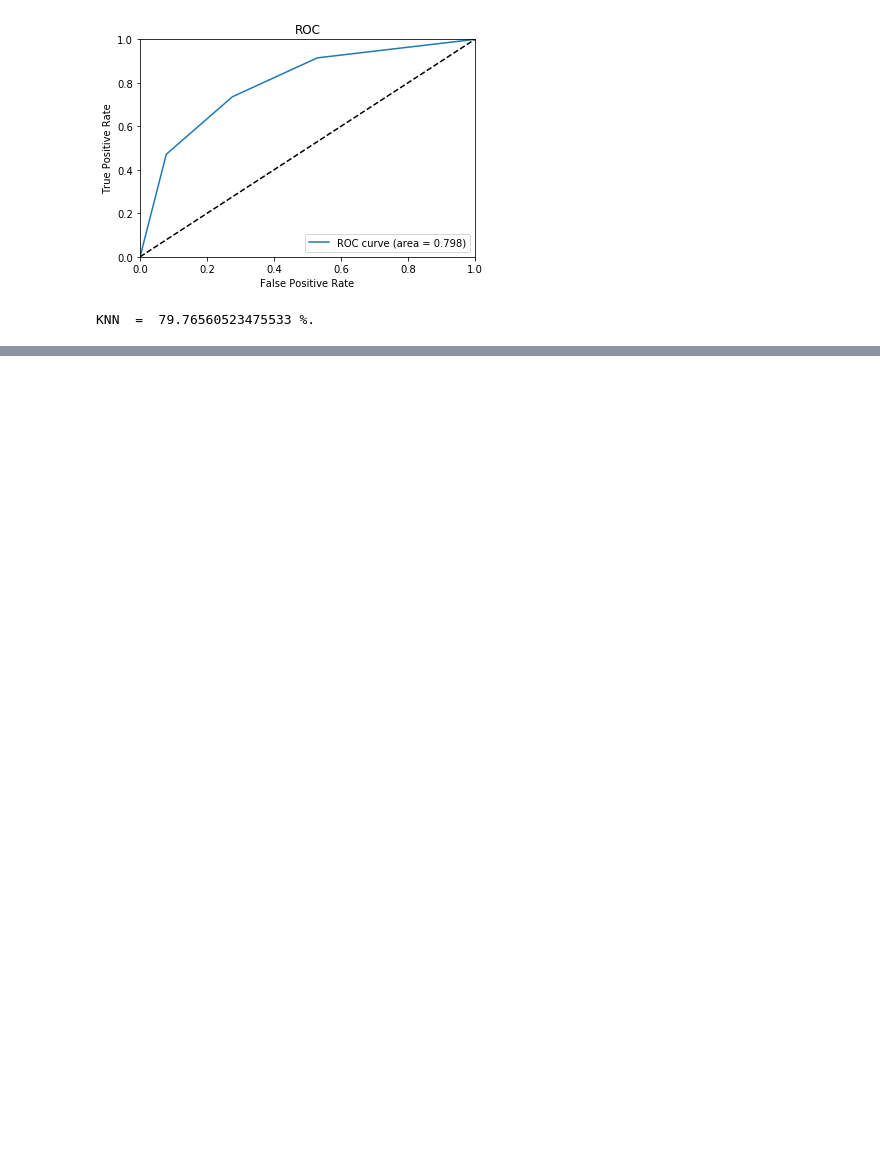
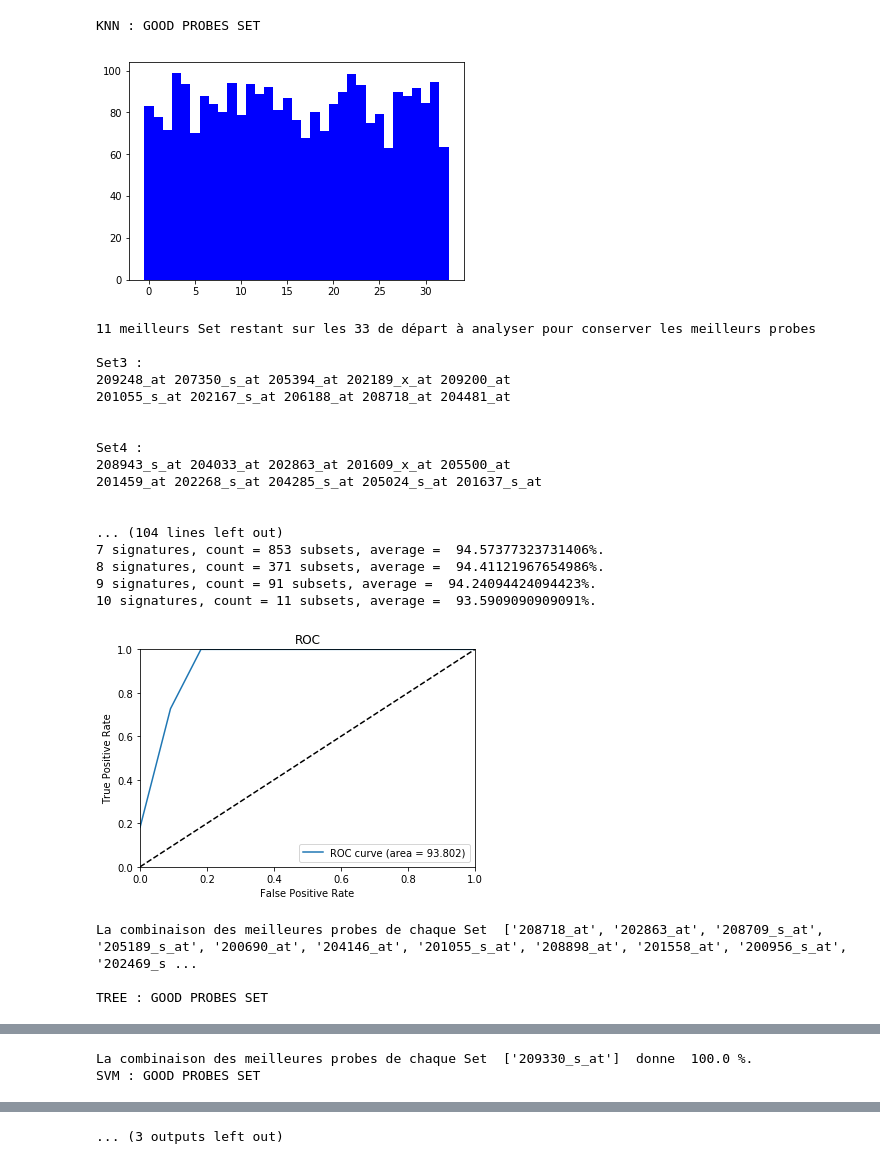
Before and after one commit to noninoULB/Biomarkers, a Jupyter notebook: Mini Memoire Refactoring.ipynb, the cells around one changed output, grey strips where cells are left out. Cells and saved outputs as stored; diff of their text form; code cells hidden in the pictures; blank space fills up the shorter version.

```diff
--- a/Mini Memoire Refactoring.ipynb
+++ b/Mini Memoire Refactoring.ipynb
@@ -312,8 +657,3 @@ Pro.OrderMatrix()
 Pro.Normalize()
 # %%
 Pro.Preprocessing_Test()
-# %%
-Pro.Training("KNN",30000)
-# %% [output]
-[figure, removed]
-KNN  =  79.76560523475533 %.
@@ -319,0 +662,26 @@ KNN  =  79.76560523475533 %.
+# %%
+Pro.Training("GSE26835_T_Test_EXP1.data.txt",1001,9356,"MULTIPLE",30000,90)
+# %% [output]
+KNN : GOOD PROBES SET
+[figure, added]
+11 meilleurs Set restant sur les 33 de départ à analyser pour conserver les meilleurs probes
+
+Set3 :
+209248_at 207350_s_at 205394_at 202189_x_at 209200_at
+201055_s_at 202167_s_at 206188_at 208718_at 204481_at
+
+
+Set4 :
+208943_s_at 204033_at 202863_at 201609_x_at 205500_at
+201459_at 202268_s_at 204285_s_at 205024_s_at 201637_s_at
+
+
+... (104 lines left out)
+7 signatures, count = 853 subsets, average =  94.57377323731406%.
+8 signatures, count = 371 subsets, average =  94.41121967654986%.
+9 signatures, count = 91 subsets, average =  94.24094424094423%.
+10 signatures, count = 11 subsets, average =  93.5909090909091%.
+[figure, added]
+La combinaison des meilleures probes de chaque Set  ['208718_at', '202863_at', '208709_s_at', '205189_s_at', '200690_at', '204146_at', '201055_s_at', '208898_at', '201558_at', '200956_s_at', '202469_s ...
+
+TREE : GOOD PROBES SET
@@ -319,0 +708,2 @@ KNN  =  79.76560523475533 %.
+La combinaison des meilleures probes de chaque Set  ['209330_s_at']  donne  100.0 %.
+SVM : GOOD PROBES SET
@@ -319,0 +729 @@ KNN  =  79.76560523475533 %.
+... (3 outputs left out)
```
Also changed, not shown: parts of 7 cells of this notebook.
